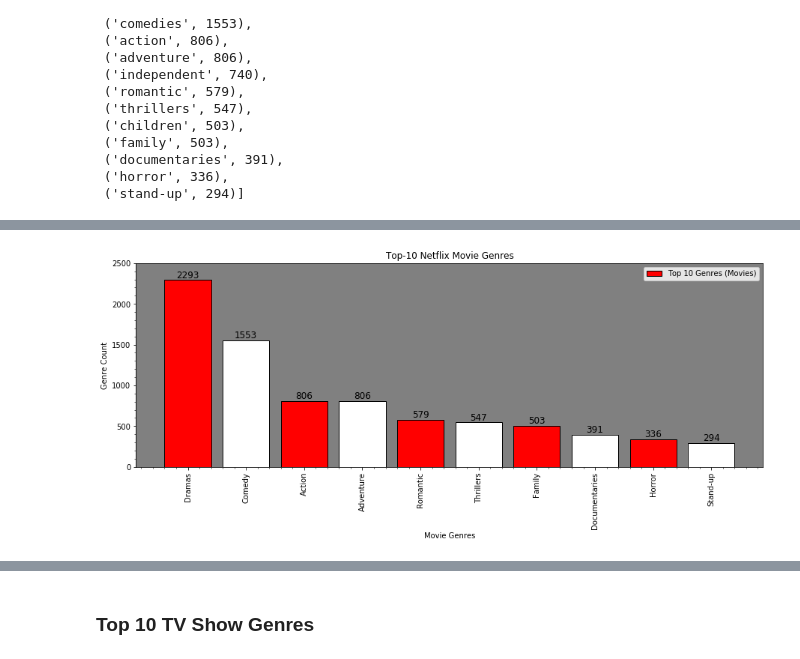
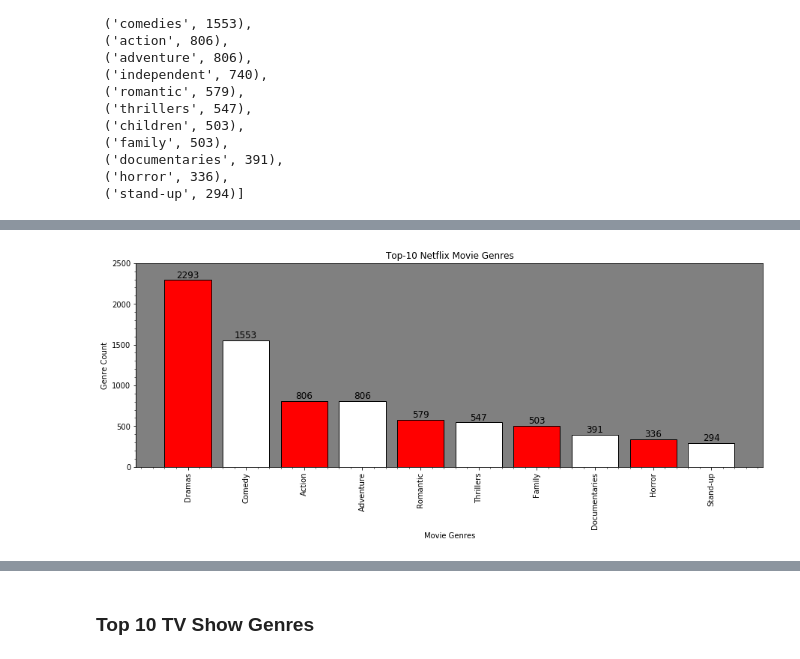
Before and after one commit to SunpreetSChahal/Netflix_EDA-ML, a Jupyter notebook: Netflix Data - EDA and ML Practice.ipynb, the cells around one changed output, grey strips where cells are left out. Drawn from its saved outputs; the diff is of its cells as text; code cells hidden in the pictures.

```diff
--- a/Netflix Data - EDA and ML Practice.ipynb
+++ b/Netflix Data - EDA and ML Practice.ipynb
@@ -269,31 +317,30 @@ We can focus on actual genres, the genres we're going to plot are:
 We can ignore some of the values since they aren't genres...
 # %%
-# Time to plot the top 10 genres
+# Plotting 1st Bar Graph - Movie Genres
+
+# Contain values
 mov_genres_x = ['Dramas', 'Comedy', 'Action', 'Adventure', 'Romantic', 'Thrillers', 'Family', 'Documentaries', 'Horror', 'Stand-up']
 mov_values_y = [2293,1553,806,806,579,547,503,391,336,294]
-plt.figure(figsize=[15,5])
 
+# Set bar size and background
+plt.figure(figsize=(15,5))
 ax = plt.gca() # Calling 'gca()' - allowing us to change the background of the graph
 ax.set_facecolor('grey')
 
-# Plotting the bar
-bar_genre_freq10 = plt.bar(mov_genres_x, mov_values_y, label = 'Top 10 Genres (Movies)', color =['red','white'], edgecolor=['black'])
+# Plot data
+mov_bar_genre_freq10 = plt.bar(mov_genres_x, mov_values_y, label = 'Top 10 Genres (Movies)', color =['red','white'], edgecolor=['black'])
 
 # Assigning values to graph axes
 plt.yticks()
 plt.ylabel('Genre Count')
 plt.xticks(mov_genres_x, rotation= 'vertical')
 plt.xlabel('Movie Genres')
 plt.minorticks_on()
 plt.title('Top-10 Netflix Movie Genres')
 plt.ylim([0,2500]) # Ammending the y axis limit
 
 # Assigning labels on top of the bars
 for i in range(len(mov_genres_x)): # ;='for' loop allows us to assign the values on every bar in one line of code
     plt.text(i,mov_values_y[i], mov_values_y[i], ha="center", va="bottom", color='black', fontsize='large')
-
-##Present Data
-plt.legend()
-plt.show(bar_genre_freq10)
 # %% [output]
-[figure, old version]
+[figure, new version]
```
Also changed, not shown: parts of 11 cells of this notebook.
